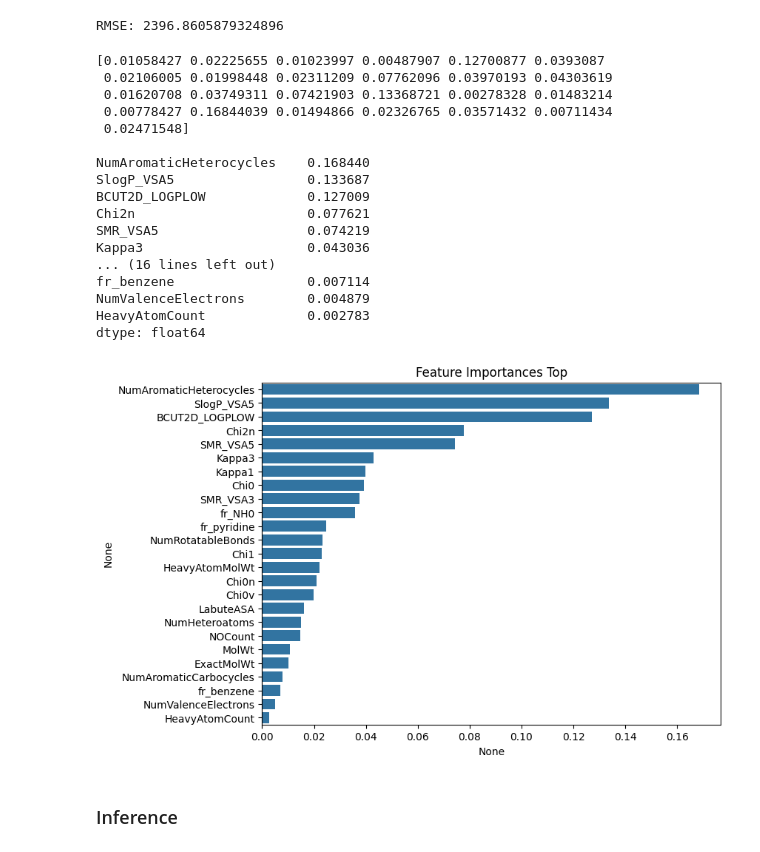
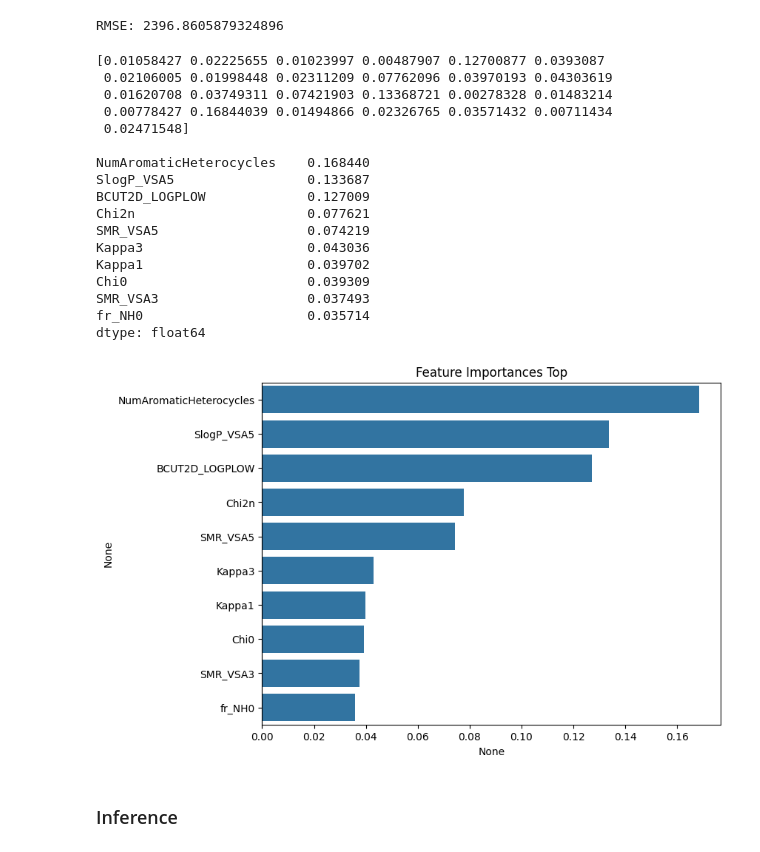
Before and after one commit to or-m-or/New-Medicine-Dev-AI-Competition, a Jupyter notebook: src/rdkit/modeling/find_feature2(rdkit_corr_0.4_pIC50).ipynb, the cells around one changed output. Drawn from its saved outputs; the diff is of its cells as text; code cells hidden in the pictures.

```diff
--- a/src/rdkit/modeling/find_feature2(rdkit_corr_0.4_pIC50).ipynb
+++ b/src/rdkit/modeling/find_feature2(rdkit_corr_0.4_pIC50).ipynb
@@ -34,7 +28,7 @@ seed_everything(CFG['SEED']) # Seed 고정
 ### DataLoad
 # %%
 # 학습 ChEMBL 데이터 로드
-chembl_data = pd.read_csv('rdkit_train_corr_0.4.csv')  # 예시 파일 이름
+chembl_data = pd.read_csv('../rdkit_data/rdkit_train_corr_0.4.csv')  # 예시 파일 이름
 chembl_data.head()
 # %% [output]
 |  | pIC50 | MolWt | HeavyAtomMolWt | ExactMolWt | NumValenceElectrons | BCUT2D_LOGPLOW | Chi0 | Chi0n | ... |
@@ -80,7 +74,8 @@ ser = pd.Series(model.feature_importances_, index=x.columns)
 
 # 내림차순 정렬을 이용한다
 top = ser.sort_values(ascending=False)[:]
-print(top)
+top10 = ser.sort_values(ascending=False)[:10]
+print(top10)
 # %% [output]
 [0.01058427 0.02225655 0.01023997 0.00487907 0.12700877 0.0393087
  0.02106005 0.01998448 0.02311209 0.07762096 0.03970193 0.04303619
@@ -94,18 +89,18 @@ BCUT2D_LOGPLOW             0.127009
 Chi2n                      0.077621
 SMR_VSA5                   0.074219
 Kappa3                     0.043036
-... (16 lines left out)
-fr_benzene                 0.007114
-NumValenceElectrons        0.004879
-HeavyAtomCount             0.002783
+Kappa1                     0.039702
+Chi0                       0.039309
+SMR_VSA3                   0.037493
+fr_NH0                     0.035714
 dtype: float64
 # %%
 plt.figure(figsize=(8,6))
 plt.title('Feature Importances Top')
-sns.barplot(x=top, y=top.index)
+sns.barplot(x=top10, y=top10.index)
 plt.show()
 # %% [output]
-[figure, old version]
+[figure, new version]
 # %% [markdown]
 ### Inference
 # %%
```
Also changed, not shown: parts of 1 cell of this notebook, 21 other files.
